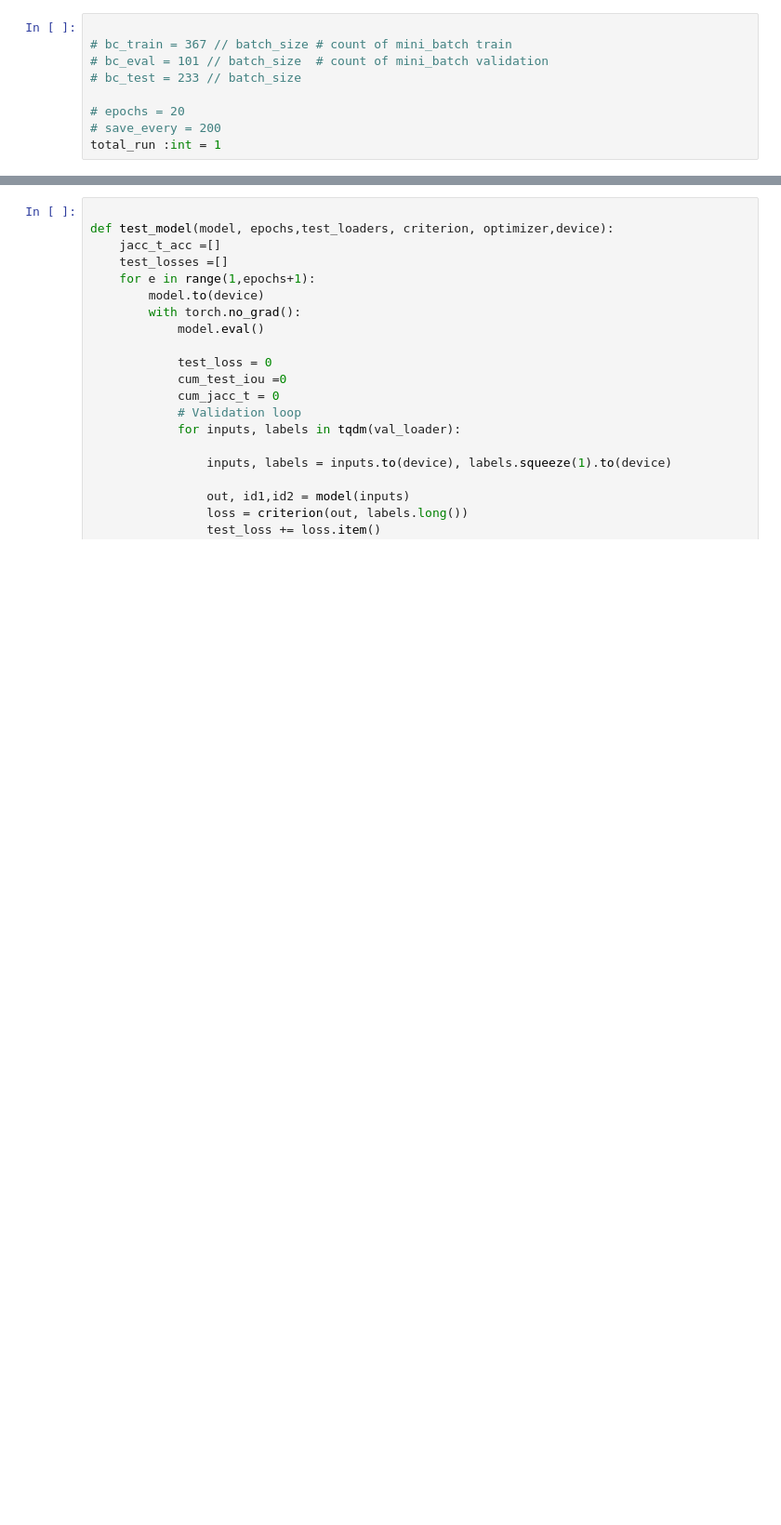
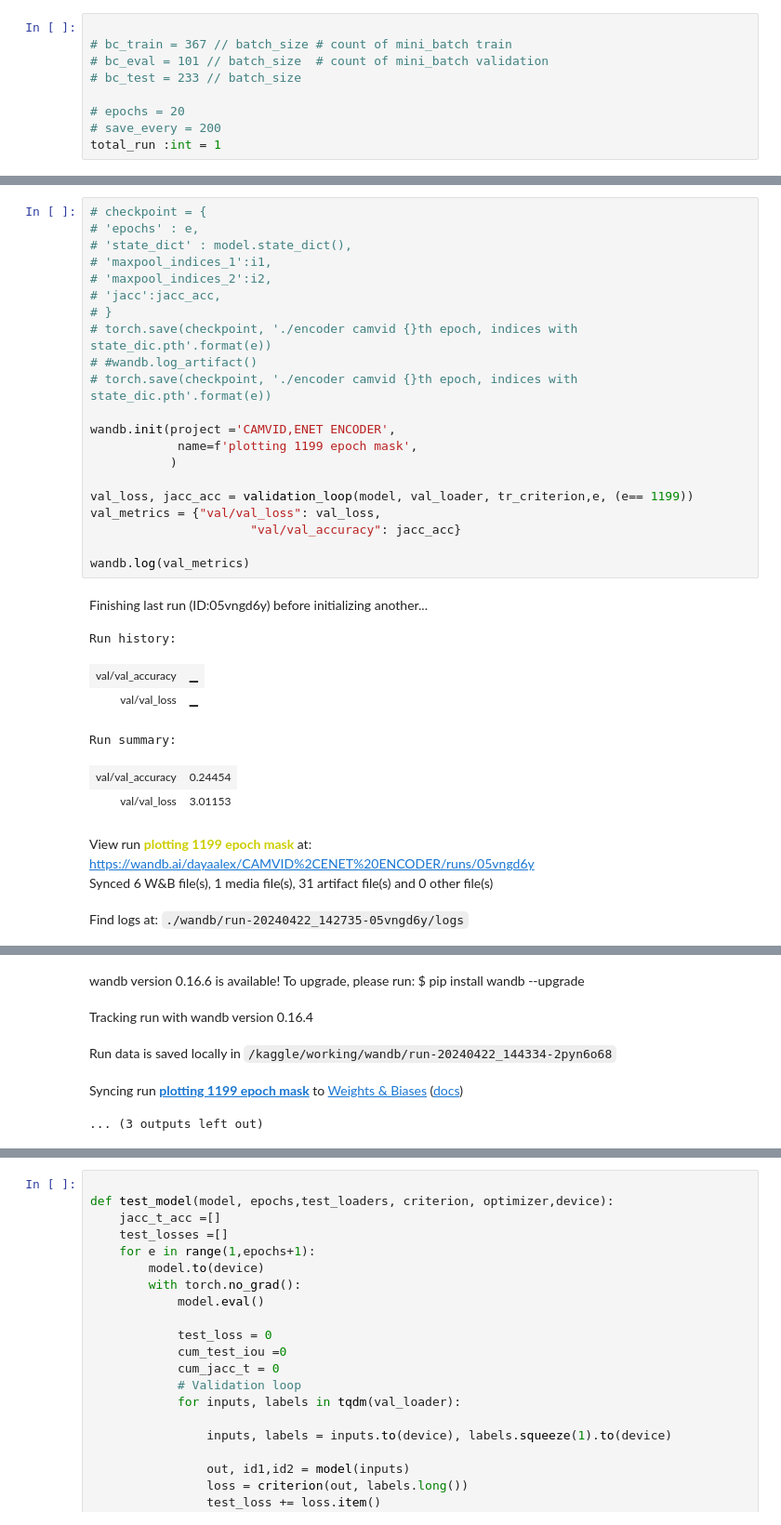
Before and after one commit to DayaAlex/ENet-Road-segmentation, a Jupyter notebook: enet-camvid-encoder-training.ipynb, the cells around one changed output, grey strips where cells are left out. Shown: that part at 93% size. Drawn from its saved outputs; the diff is of its cells as text; blank space fills up the shorter version.

```diff
--- a/enet-camvid-encoder-training.ipynb
+++ b/enet-camvid-encoder-training.ipynb
@@ -1071,0 +1047,32 @@ NameError: name 'Augmentation' is not defined
+# %%
+# checkpoint = {
+# 'epochs' : e,
+# 'state_dict' : model.state_dict(),
+# 'maxpool_indices_1':i1,
+# 'maxpool_indices_2':i2,
+# 'jacc':jacc_acc,
+# }
+# torch.save(checkpoint, './encoder camvid {}th epoch, indices with state_dic.pth'.format(e))
+# #wandb.log_artifact()
+# torch.save(checkpoint, './encoder camvid {}th epoch, indices with state_dic.pth'.format(e))
+
+wandb.init(project ='CAMVID,ENET ENCODER',
+            name=f'plotting 1199 epoch mask',
+           )
+
+val_loss, jacc_acc = validation_loop(model, val_loader, tr_criterion,e, (e== 1199))
+val_metrics = {"val/val_loss": val_loss,
+                      "val/val_accuracy": jacc_acc}
+
+wandb.log(val_metrics)
+# %% [output]
+Finishing last run (ID:05vngd6y) before initializing another...
+Run history:
+| val/val_accuracy | ▁ |
+| val/val_loss | ▁ |
+Run summary:
+| val/val_accuracy | 0.24454 |
+| val/val_loss | 3.01153 |
+View run plotting 1199 epoch mask at: https://wandb.ai/dayaalex/CAMVID%2CENET%20ENCODER/runs/05vngd6y
+Synced 6 W&B file(s), 1 media file(s), 31 artifact file(s) and 0 other file(s)
+Find logs at: ./wandb/run-20240422_142735-05vngd6y/logs
@@ -1071,0 +1080,5 @@ NameError: name 'Augmentation' is not defined
+wandb version 0.16.6 is available! To upgrade, please run: $ pip install wandb --upgrade
+Tracking run with wandb version 0.16.4
+Run data is saved locally in /kaggle/working/wandb/run-20240422_144334-2pyn6o68
+Syncing run plotting 1199 epoch mask to Weights & Biases (docs)
+... (3 outputs left out)
```
Also changed, not shown: parts of 20 cells of this notebook.
